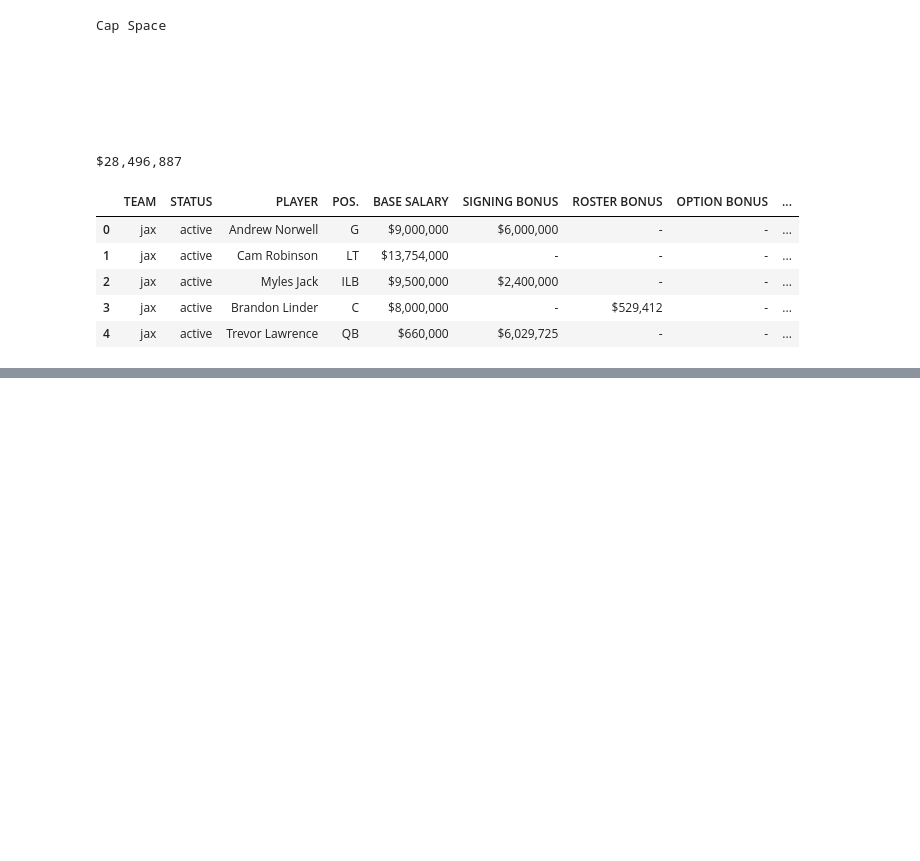
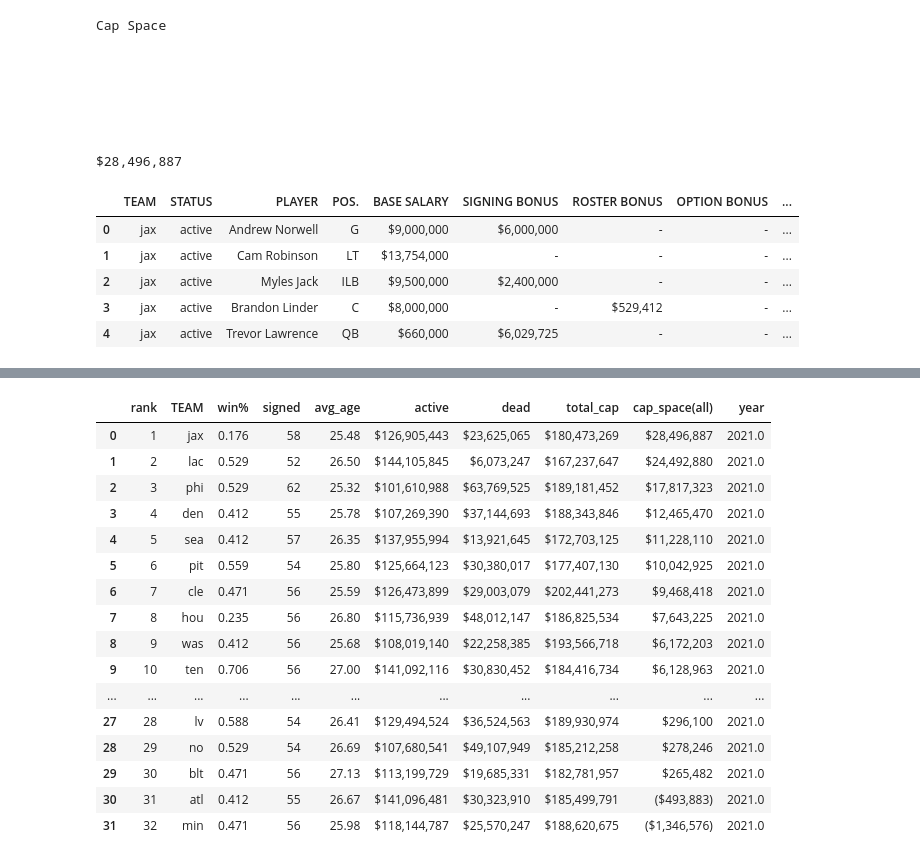
Before and after one commit to chris-helmerson/NFL_salarycap_optimization, a Jupyter notebook: Untitled.ipynb, the cells around one changed output, grey strips where cells are left out. Saved outputs shown, nothing was run; the diff lists cells and outputs as text; code cells hidden in the pictures; blank space fills up the shorter version.

```diff
--- a/Untitled.ipynb
+++ b/Untitled.ipynb
@@ -117,0 +592,40 @@ Name: PLAYER, Length: 3250, dtype: int64
+# %%
+# Looks like every team is there for 11 seasons which is true, bue a few teams have switched cities resulting in multiple names
+# I will convert them to their modern abreviations tp avoid confusion
+
+win_percent_by_year['team'] = win_percent_by_year['team'].replace({'Minnesota Vikings': 'min',
+                                                                       'Pittsburgh Steelers': 'pit',
+                                                                       'Cleveland Browns': 'cle',
+                                                                      'Seattle Seahawks': 'sea',
+                                                                      'Baltimore Ravens': 'blt',
+                                                                      'New York Jets': 'nyj',
+                                                                      'Atlanta Falcons': 'atl',
+                                                                      'Carolina Panthers': 'car',
+                                                                      'Kansas City Chiefs': 'kc',
+                                                                      'Buffalo Bills': 'buf',
+                                                                      'Denver Broncos': 'den',
+                                                                      'Indianapolis Colts': 'ind',
+                                                                      'Tennessee Titans': 'ten',
+                                                                      'Tampa Bay Buccaneers': 'tb',
+                                                                      'Dallas Cowboys': 'dal',
+                                                                      'Miami Dolphins': 'mia',
+                                                                      'New York Giants': 'nyg',
+                                                                      'New England Patriots': 'ne',
+                                                                      'Green Bay Packers': 'gb',
+                                                                      'Jacksonville Jaguars': 'jax',
+                                                                      'Chicago Bears': 'chi',
+                                                                      'Houston Texans': 'hou',
+                                                                      'Detroit Lions': 'det',
+                                                                      'New Orleans Saints': 'no',
+                                                                      'San Francisco 49ers': 'sf',
+                                                                      'Philadelphia Eagles': 'phi',
+                                                                      'Arizona Cardinals': 'arz',
+                                                                      'Cincinnati Bengals': 'cin',
+                                                                      'Washington Redskins': 'was',
+                                                                      'Washington Football Team': 'was',
+                                                                      'Oakland Raiders': 'lv',
+                                                                      'Las Vegas Raiders': 'lv',
+                                                                      'Los Angeles Rams': 'lar',
+                                                                      'St. Louis Rams': 'lar',
+                                                                      'San Diego Chargers': 'lac',
+                                                                      'Los Angeles Chargers': 'lac'})
@@ -117,0 +668,23 @@ Name: PLAYER, Length: 3250, dtype: int64
+# %%
+winpercentage_21 = win_percent_by_year[(win_percent_by_year['year'] == 2021)]
+winpercentage_21 = winpercentage_21.rename(columns={'team' : 'TEAM'})
+# %%
+winpercentage_21
+# %% [output]
+|  | rank | TEAM | win% | signed | avg_age | active | dead | total_cap | cap_space(all) | year |
+| 0 | 1 | jax | 0.176 | 58 | 25.48 | $126,905,443 | $23,625,065 | $180,473,269 | $28,496,887 | 2021.0 |
+| 1 | 2 | lac | 0.529 | 52 | 26.50 | $144,105,845 | $6,073,247 | $167,237,647 | $24,492,880 | 2021.0 |
+| 2 | 3 | phi | 0.529 | 62 | 25.32 | $101,610,988 | $63,769,525 | $189,181,452 | $17,817,323 | 2021.0 |
+| 3 | 4 | den | 0.412 | 55 | 25.78 | $107,269,390 | $37,144,693 | $188,343,846 | $12,465,470 | 2021.0 |
+| 4 | 5 | sea | 0.412 | 57 | 26.35 | $137,955,994 | $13,921,645 | $172,703,125 | $11,228,110 | 2021.0 |
+| 5 | 6 | pit | 0.559 | 54 | 25.80 | $125,664,123 | $30,380,017 | $177,407,130 | $10,042,925 | 2021.0 |
+| 6 | 7 | cle | 0.471 | 56 | 25.59 | $126,473,899 | $29,003,079 | $202,441,273 | $9,468,418 | 2021.0 |
+| 7 | 8 | hou | 0.235 | 56 | 26.80 | $115,736,939 | $48,012,147 | $186,825,534 | $7,643,225 | 2021.0 |
+| 8 | 9 | was | 0.412 | 56 | 25.68 | $108,019,140 | $22,258,385 | $193,566,718 | $6,172,203 | 2021.0 |
+| 9 | 10 | ten | 0.706 | 56 | 27.00 | $141,092,116 | $30,830,452 | $184,416,734 | $6,128,963 | 2021.0 |
+| ... | ... | ... | ... | ... | ... | ... | ... | ... | ... | ... |
+| 27 | 28 | lv | 0.588 | 54 | 26.41 | $129,494,524 | $36,524,563 | $189,930,974 | $296,100 | 2021.0 |
+| 28 | 29 | no | 0.529 | 54 | 26.69 | $107,680,541 | $49,107,949 | $185,212,258 | $278,246 | 2021.0 |
+| 29 | 30 | blt | 0.471 | 56 | 27.13 | $113,199,729 | $19,685,331 | $182,781,957 | $265,482 | 2021.0 |
+| 30 | 31 | atl | 0.412 | 55 | 26.67 | $141,096,481 | $30,323,910 | $185,499,791 | ($493,883) | 2021.0 |
+| 31 | 32 | min | 0.471 | 56 | 25.98 | $118,144,787 | $25,570,247 | $188,620,675 | ($1,346,576) | 2021.0 |
```
Also changed, not shown: parts of 55 cells of this notebook.
